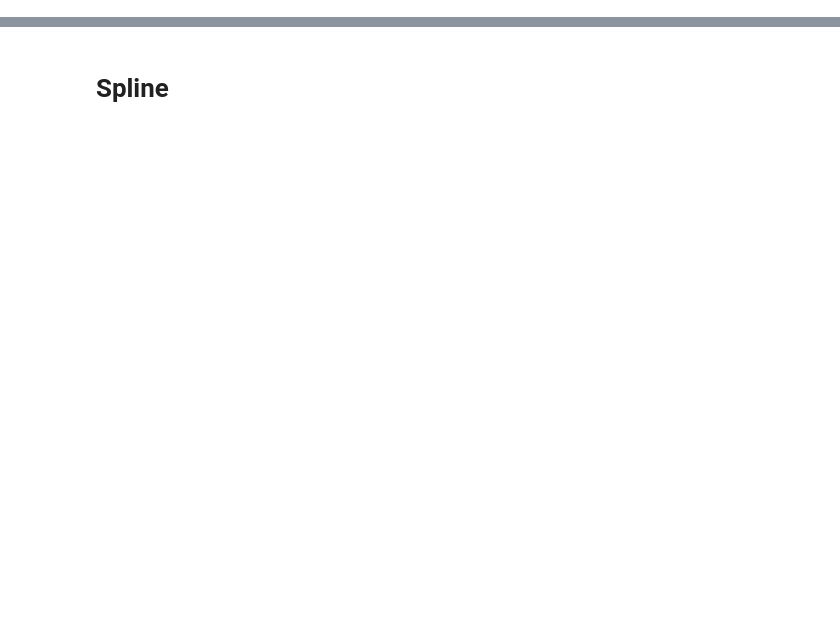
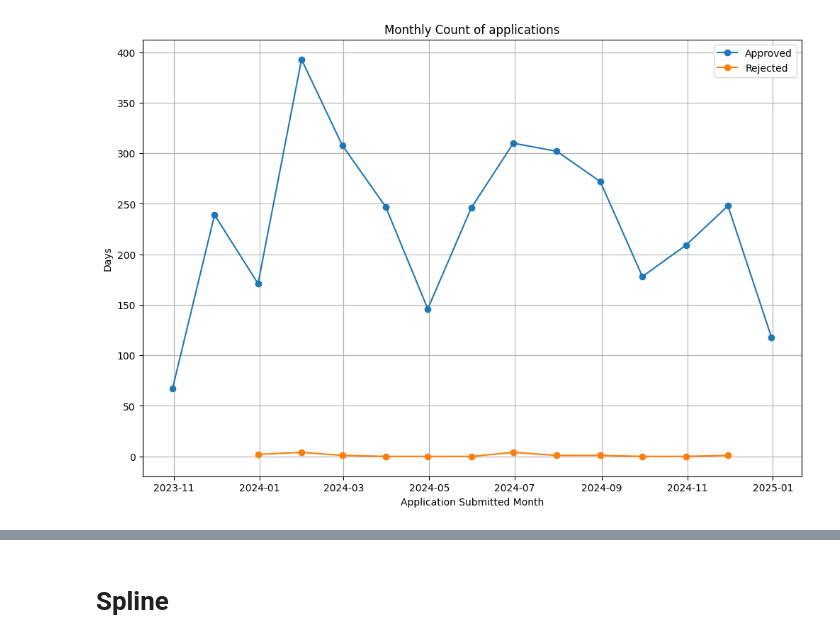
Before and after one commit to vanlalpeka/prototypes, a Jupyter notebook: 005_LeavePrediction.ipynb, the cells around one changed output, grey strips where cells are left out. Drawn from its saved outputs; the diff is of its cells as text; code cells hidden in the pictures; blank space fills up the shorter version.

```diff
--- a/005_LeavePrediction.ipynb
+++ b/005_LeavePrediction.ipynb
@@ -0,0 +128,18 @@
+# %%
+approved = leave_df[leave_df['status']==6].resample('ME').count()
+rejected = leave_df[leave_df['status']==7].resample('ME').count()
+
+# Plot the monthly mean, sum, and count
+plt.figure(figsize=(12, 8))
+
+plt.plot(approved.index, approved.status, marker='o', label='Approved')
+plt.plot(rejected.index, rejected.status, marker='o', label='Rejected')
+
+plt.xlabel('Application Submitted Month')
+plt.ylabel('Days')
+plt.title('Monthly Count of applications')
+plt.legend()
+plt.grid(True)
+plt.show()
+# %% [output]
+[figure, added]
```
Also changed, not shown: parts of 32 cells of this notebook, 2 other files.
